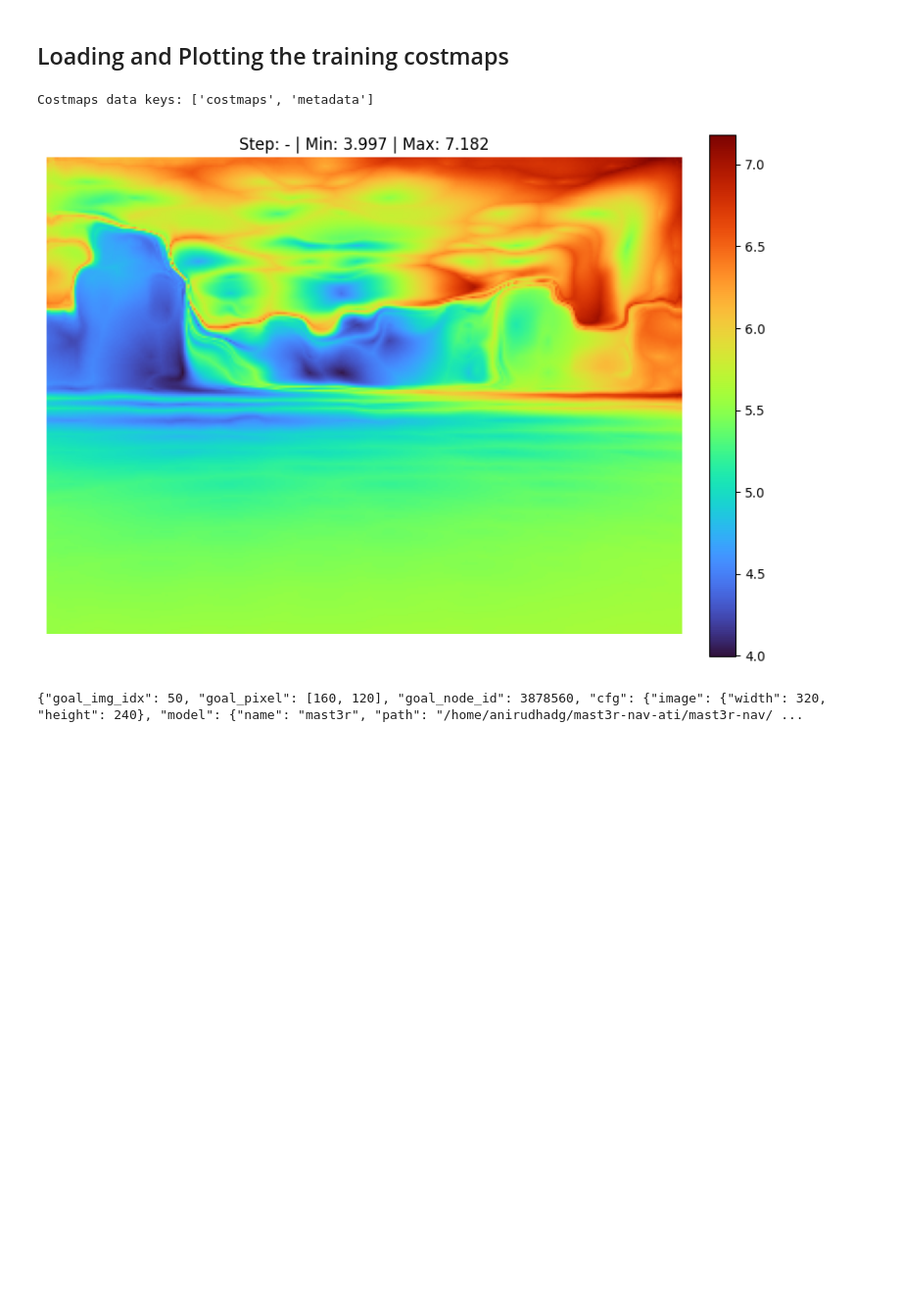
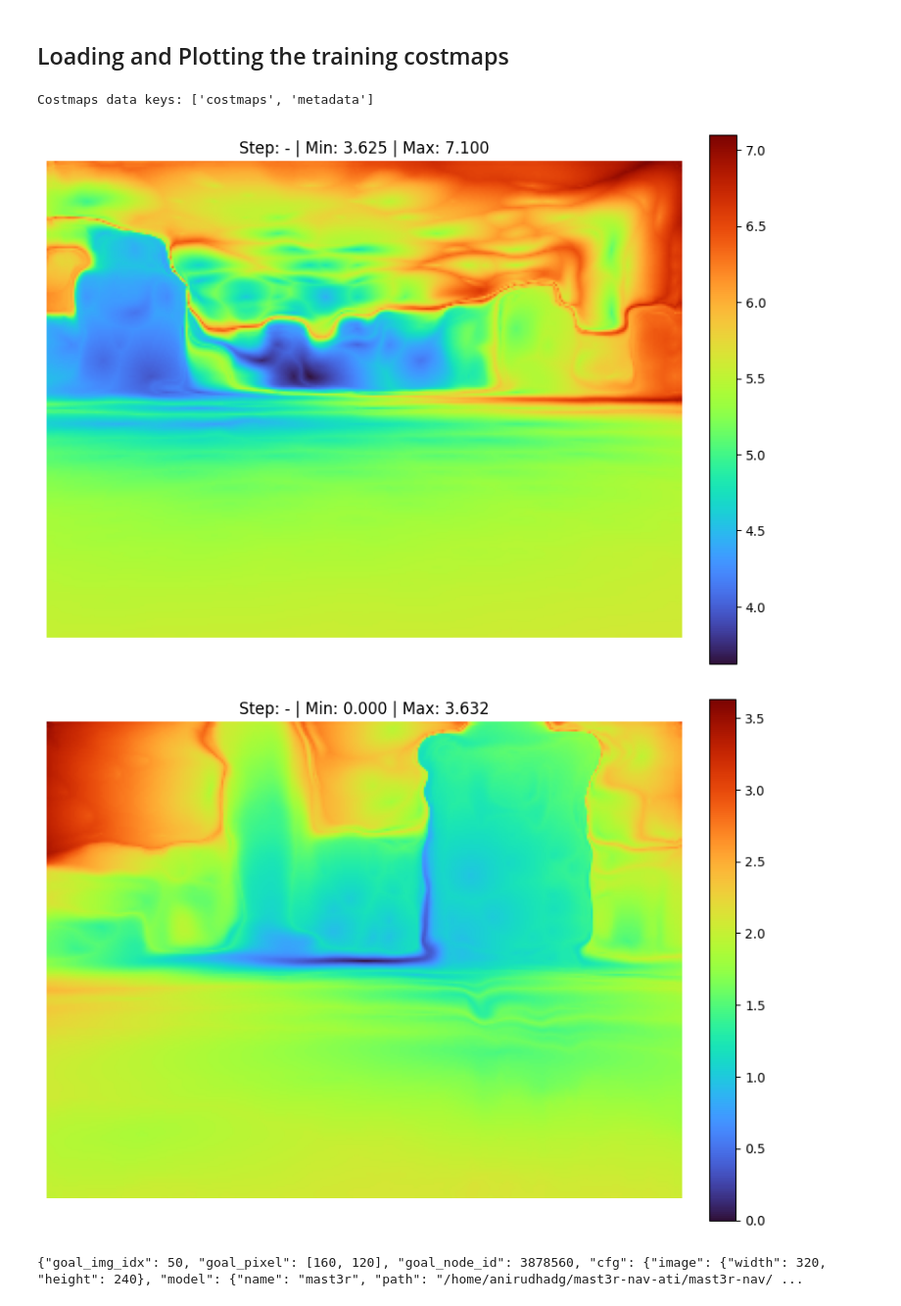
Before and after one commit to AnirudhaDG-ATI/mast3r-nav-ati, a Jupyter notebook: notebooks/util-1-visualize-costmaps.ipynb, the cells around one changed output. Shown at 98% size. Cells and saved outputs as stored; diff of their text form; code cells hidden in the pictures; blank space fills up the shorter version.

```diff
--- a/notebooks/util-1-visualize-costmaps.ipynb
+++ b/notebooks/util-1-visualize-costmaps.ipynb
@@ -24,15 +24,17 @@ SCENE_MAP_DIR = MAP_BASE_DIR / SCENE_NAME
 # %%
 # costmaps_file = SCENE_MAP_DIR / "costmaps_320x240_EC_EMST_SINGLE_NC_NONE_NCF_10.npz"
 
 costmaps_file = "/home/anirudhadg/mast3r-nav-ati/mast3r-nav/data/maps/traj_000/costmaps_320x240_EC_NONE_NC_NONE_NCF_10.npz"
 costmaps_data = np.load(costmaps_file)
 print("Costmaps data keys:", costmaps_data.files)
 img_costmaps = costmaps_data["costmaps"]
 
-plot_costmap_with_info(img_costmaps[0])
+plot_costmap_with_info(img_costmaps[2])
+plot_costmap_with_info(img_costmaps[50])
 # %% [output]
 Costmaps data keys: ['costmaps', 'metadata']
-[figure, old version]
+[figure, new version]
+[figure, added]
 # %%
 costmap_metadata = costmaps_data["metadata"]
 print(costmap_metadata)
```
Also changed, not shown: 2 other files.
